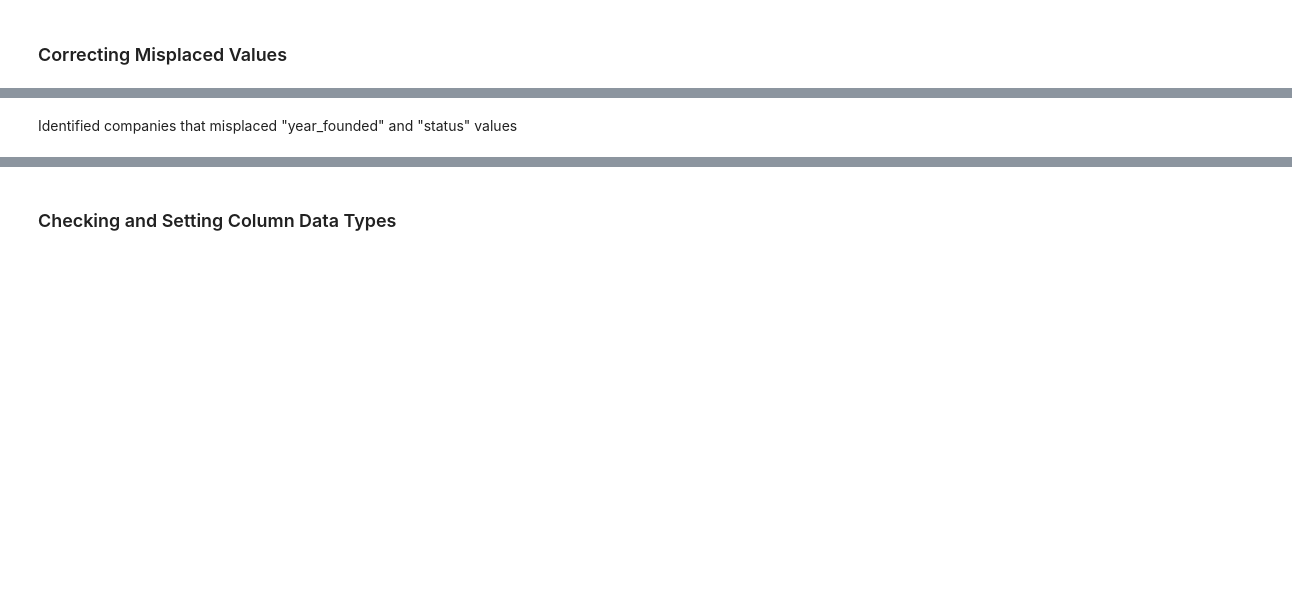
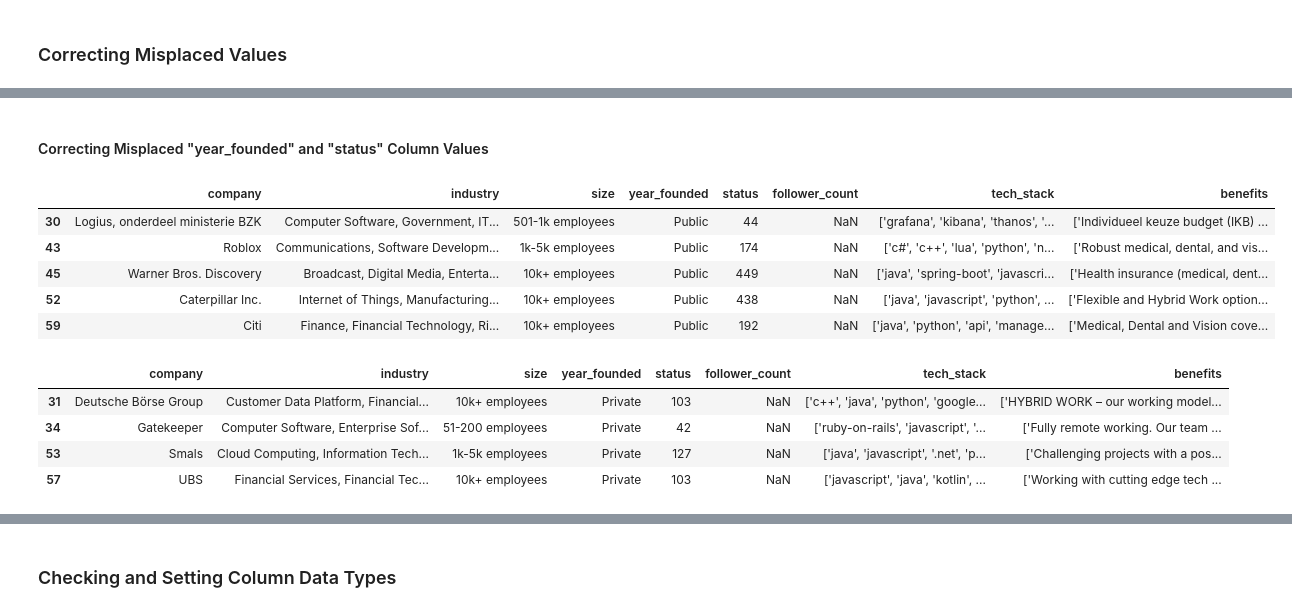
Before and after one commit to Willnguyen02/Stack-Overflow-Companies-Web-Scraper, a Jupyter notebook: main.ipynb, the cells around one changed output, grey strips where cells are left out. Saved outputs shown, nothing was run; the diff lists cells and outputs as text; code cells hidden in the pictures; blank space fills up the shorter version.

```diff
--- a/main.ipynb
+++ b/main.ipynb
@@ -257,8 +245,22 @@ for item in industry_list:
-# %% [markdown]
-Identified companies that misplaced "year_founded" and "status" values
+# %% [markdown]
+#### Correcting Misplaced "year_founded" and "status" Column Values
 # %%
-year_founded_values = df["year_founded"].values
+# Identified companies that misplaced "year_founded" and "status" values
+# Noted that the rows with incorrect values for the "year_founded" column also have no value in its "follower_count" column, meaning these companies are missing "year_founded" data
+year_founded_values = df["year_founded"].unique()
 
 for value in year_founded_values:
     if ("Public" in value) or ("Private" in value) or ("VC Funded" in value):
         display(df[df["year_founded"] == value])
+# %% [output]
+|  | company | industry | size | year_founded | status | follower_count | tech_stack | benefits |
+| 30 | Logius, onderdeel ministerie BZK | Computer Software, Government, IT... | 501-1k employees | Public | 44 | NaN | ['grafana', 'kibana', 'thanos', '... | ['Individueel keuze budget (IKB) ... |
+| 43 | Roblox | Communications, Software Developm... | 1k-5k employees | Public | 174 | NaN | ['c#', 'c++', 'lua', 'python', 'n... | ['Robust medical, dental, and vis... |
+| 45 | Warner Bros. Discovery | Broadcast, Digital Media, Enterta... | 10k+ employees | Public | 449 | NaN | ['java', 'spring-boot', 'javascri... | ['Health insurance (medical, dent... |
+| 52 | Caterpillar Inc. | Internet of Things, Manufacturing... | 10k+ employees | Public | 438 | NaN | ['java', 'javascript', 'python', ... | ['Flexible and Hybrid Work option... |
+| 59 | Citi | Finance, Financial Technology, Ri... | 10k+ employees | Public | 192 | NaN | ['java', 'python', 'api', 'manage... | ['Medical, Dental and Vision cove... |
+|  | company | industry | size | year_founded | status | follower_count | tech_stack | benefits |
+| 31 | Deutsche Börse Group | Customer Data Platform, Financial... | 10k+ employees | Private | 103 | NaN | ['c++', 'java', 'python', 'google... | ['HYBRID WORK – our working model... |
+| 34 | Gatekeeper | Computer Software, Enterprise Sof... | 51-200 employees | Private | 42 | NaN | ['ruby-on-rails', 'javascript', '... | ['Fully remote working. Our team ... |
+| 53 | Smals | Cloud Computing, Information Tech... | 1k-5k employees | Private | 127 | NaN | ['java', 'javascript', '.net', 'p... | ['Challenging projects with a pos... |
+| 57 | UBS | Financial Services, Financial Tec... | 10k+ employees | Private | 103 | NaN | ['javascript', 'java', 'kotlin', ... | ['Working with cutting edge tech ... |
```
Also changed, not shown: parts of 18 cells of this notebook, 2 other files.
